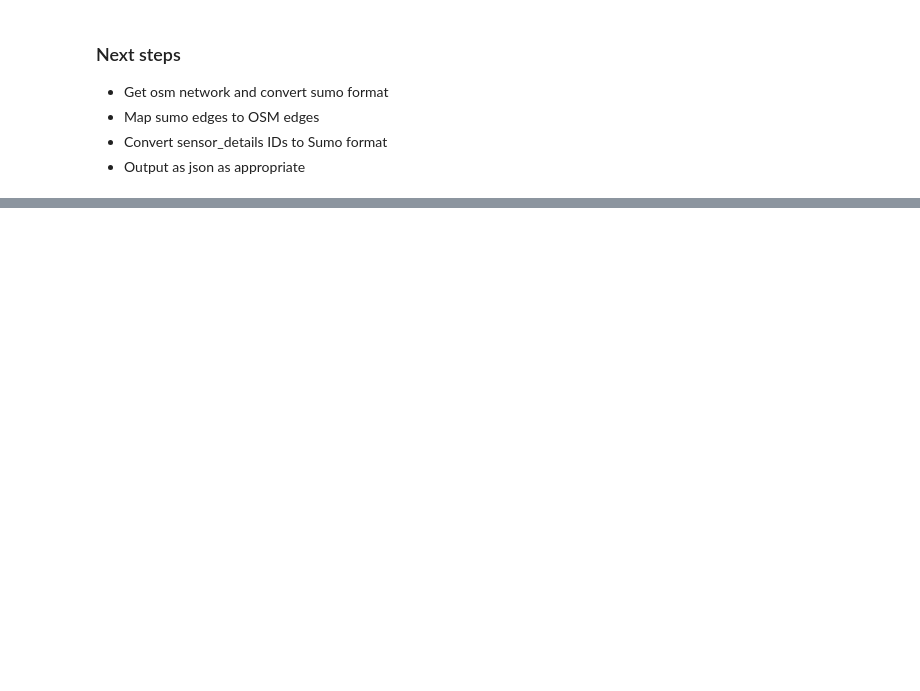
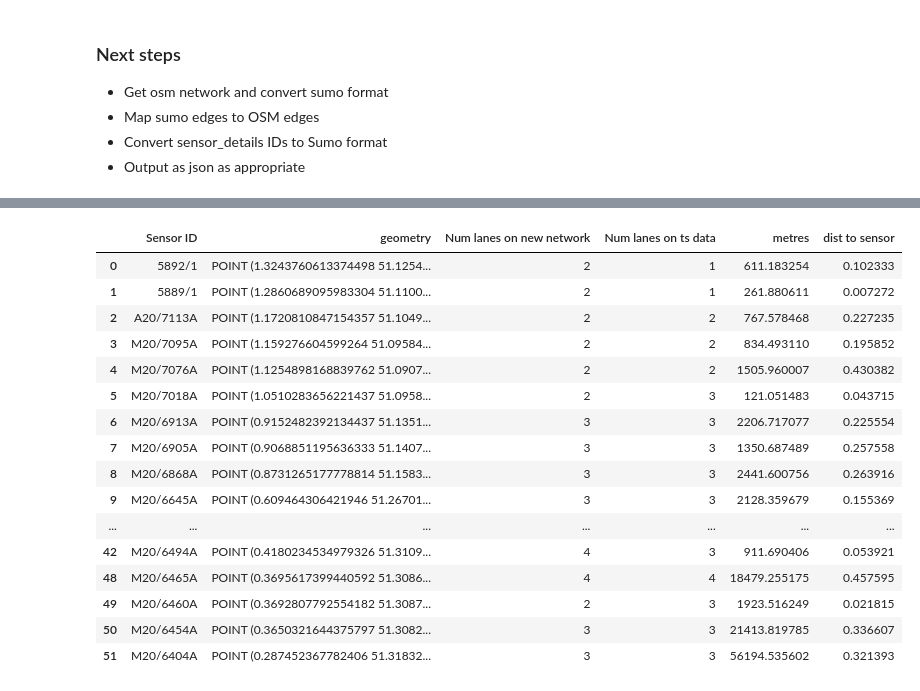
Before and after one commit to cmconlan/Adaptive_Traffic_Simulator, a Jupyter notebook: 03-output-sensors-locations.ipynb, the cells around one changed output, grey strips where cells are left out. Cells and saved outputs as stored; diff of their text form; code cells hidden in the pictures; blank space fills up the shorter version.

```diff
--- a/03-output-sensors-locations.ipynb
+++ b/03-output-sensors-locations.ipynb
@@ -315,5 +293,7 @@ import utm
+# %%
+def remove_last_two_chars(s):
+    return s[:-2]
+
+lanes['id_strip'] = lanes['id'].apply(remove_last_two_chars)
 # %%
 offset = [310981.68,5660999.41]
-# %%
-easting = 70571.86 + offset[0]
-northing = 3227.00 + offset[1]
@@ -334,17 +312,23 @@ utm.to_latlon(easting,northing,zone_number=31,northern=True)
+# %%
+network_points = {}
+network_coords = {}
+ind_to_lane = {}
+
+for type in list(lanes['road_type'].value_counts().index):
+    network_points[type.split(".")[1]] = []
+    network_coords[type.split(".")[1]] = []
+    ind_to_lane[type.split(".")[1]] = {}
+    ind_to_lane[type.split(".")[1]][-1] = None
 # %%
-network_points = []
-ind_to_lane = {}
-point_ind = 0
+for i,r, in lanes.iterrows():
+    if r['road_type'] is not None:
+        for coord in r['shape'].split():
+            easting = float(coord.split(',')[0]) + offset[0]
+            northing = float(coord.split(',')[1]) + offset[1]
 
-for i,r, in lanes.iterrows():
-    for coord in r['shape'].split():
-        easting = float(coord.split(',')[0]) + offset[0]
-        northing = float(coord.split(',')[1]) + offset[1]
+            lon = utm.to_latlon(easting,northing,zone_number=31,northern=True)[0]
+            lat = utm.to_latlon(easting,northing,zone_number=31,northern=True)[1]
 
-        lon = utm.to_latlon(easting,northing,zone_number=31,northern=True)[0]
-        lat = utm.to_latlon(easting,northing,zone_number=31,northern=True)[1]
-
-        network_points.append(Point(lon,lat))
-        ind_to_lane[point_ind] = r['id']
-
-        point_ind += 1
+            network_points[r['road_type'].split(".")[1]].append(Point(lat,lon))
+            network_coords[r['road_type'].split(".")[1]].append([lon,lat])
+            ind_to_lane[r['road_type'].split(".")[1]][max(list(ind_to_lane[r['road_type'].split(".")[1]].keys())) + 1] = r['id'][:-2]
@@ -350,0 +382,20 @@ for i,r, in lanes.iterrows():
+# %%
+sensor_snapping[sensor_snapping['dist to sensor'] <= 0.5]
+# %% [output]
+|  | Sensor ID | geometry | Num lanes on new network | Num lanes on ts data | metres | dist to sensor |
+| 0 | 5892/1 | POINT (1.3243760613374498 51.1254... | 2 | 1 | 611.183254 | 0.102333 |
+| 1 | 5889/1 | POINT (1.2860689095983304 51.1100... | 2 | 1 | 261.880611 | 0.007272 |
+| 2 | A20/7113A | POINT (1.1720810847154357 51.1049... | 2 | 2 | 767.578468 | 0.227235 |
+| 3 | M20/7095A | POINT (1.159276604599264 51.09584... | 2 | 2 | 834.493110 | 0.195852 |
+| 4 | M20/7076A | POINT (1.1254898168839762 51.0907... | 2 | 2 | 1505.960007 | 0.430382 |
+| 5 | M20/7018A | POINT (1.0510283656221437 51.0958... | 2 | 3 | 121.051483 | 0.043715 |
+| 6 | M20/6913A | POINT (0.9152482392134437 51.1351... | 3 | 3 | 2206.717077 | 0.225554 |
+| 7 | M20/6905A | POINT (0.9068851195636333 51.1407... | 3 | 3 | 1350.687489 | 0.257558 |
+| 8 | M20/6868A | POINT (0.8731265177778814 51.1583... | 3 | 3 | 2441.600756 | 0.263916 |
+| 9 | M20/6645A | POINT (0.609464306421946 51.26701... | 3 | 3 | 2128.359679 | 0.155369 |
+| ... | ... | ... | ... | ... | ... | ... |
+| 42 | M20/6494A | POINT (0.4180234534979326 51.3109... | 4 | 3 | 911.690406 | 0.053921 |
+| 48 | M20/6465A | POINT (0.3695617399440592 51.3086... | 4 | 4 | 18479.255175 | 0.457595 |
+| 49 | M20/6460A | POINT (0.3692807792554182 51.3087... | 2 | 3 | 1923.516249 | 0.021815 |
+| 50 | M20/6454A | POINT (0.3650321644375797 51.3082... | 3 | 3 | 21413.819785 | 0.336607 |
+| 51 | M20/6404A | POINT (0.287452367782406 51.31832... | 3 | 3 | 56194.535602 | 0.321393 |
```
Also changed, not shown: parts of 19 cells of this notebook, 5 other files.
